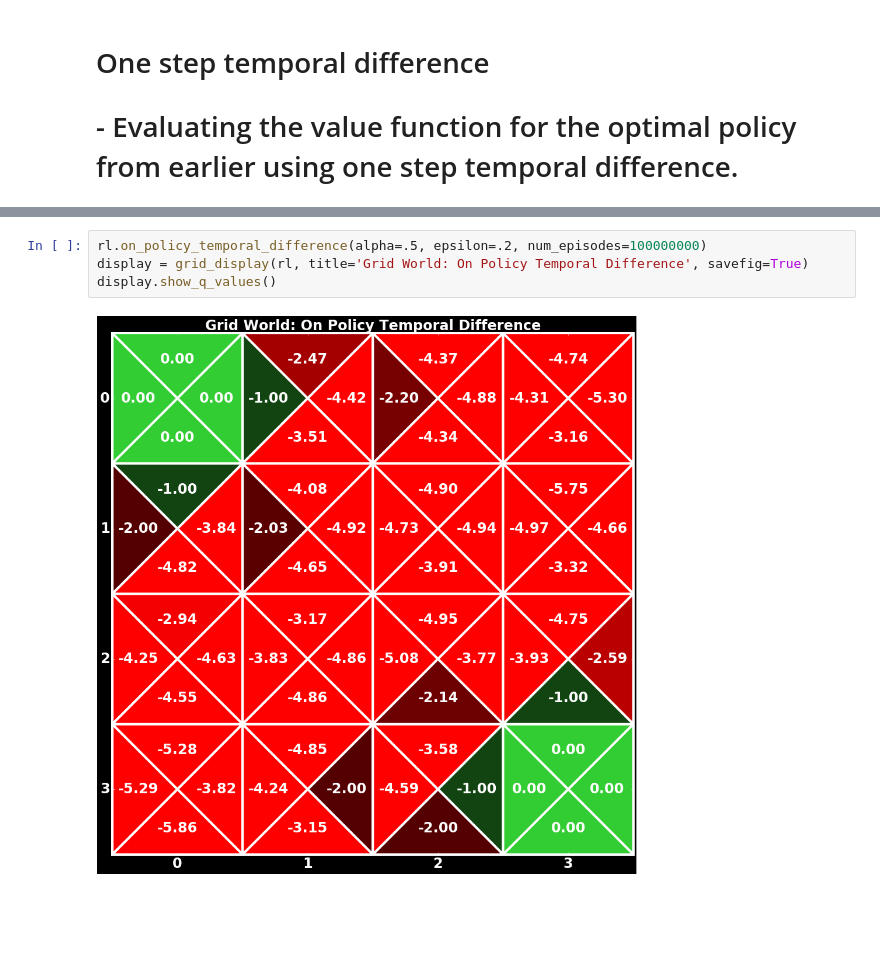
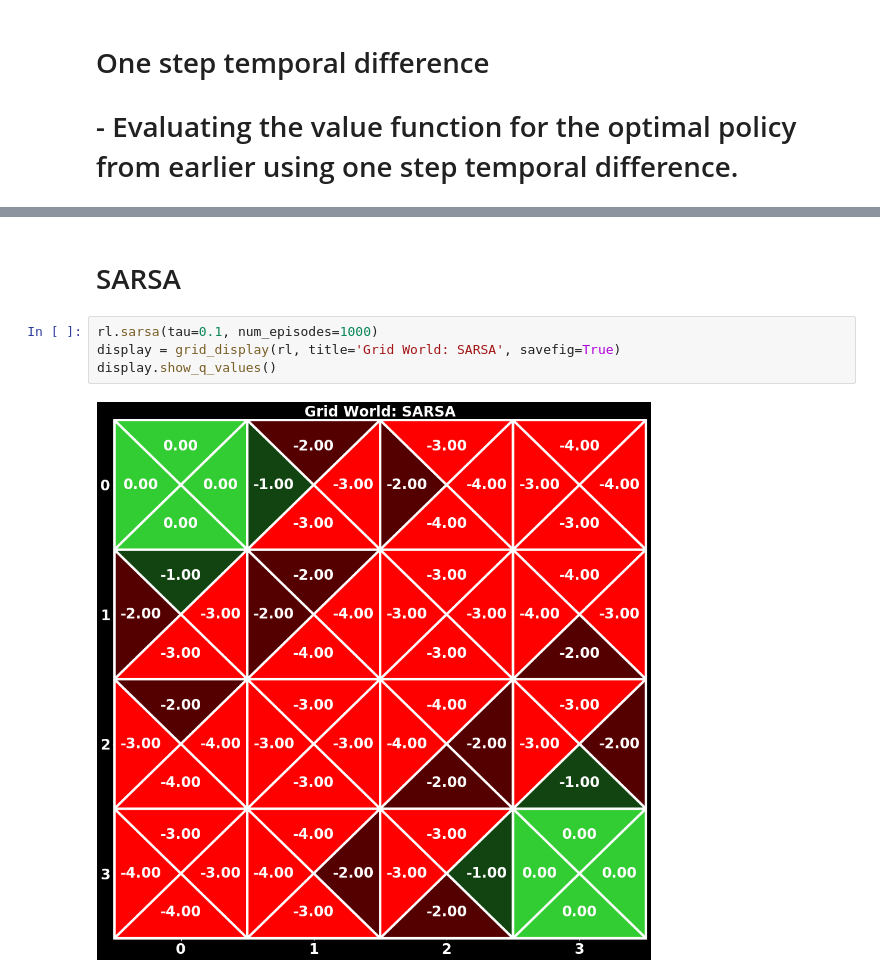
Before and after one commit to fiezt/Reinforcement-Learning, a Jupyter notebook: code/RL.ipynb, the cells around one changed output, grey strips where cells are left out. Drawn from its saved outputs; the diff is of its cells as text; blank space fills up the shorter version.

```diff
--- a/code/RL.ipynb
+++ b/code/RL.ipynb
@@ -57,6 +64,8 @@ display.show_values()
+# %% [markdown]
+# SARSA
 # %%
-rl.on_policy_temporal_difference(alpha=.5, epsilon=.2, num_episodes=100000000)
-display = grid_display(rl, title='Grid World: On Policy Temporal Difference', savefig=True)
+rl.sarsa(tau=0.1, num_episodes=1000)
+display = grid_display(rl, title='Grid World: SARSA', savefig=True)
 display.show_q_values()
 # %% [output]
-[figure, old version]
+[figure, new version]
```
Also changed, not shown: parts of 10 cells of this notebook, 10 other files.
